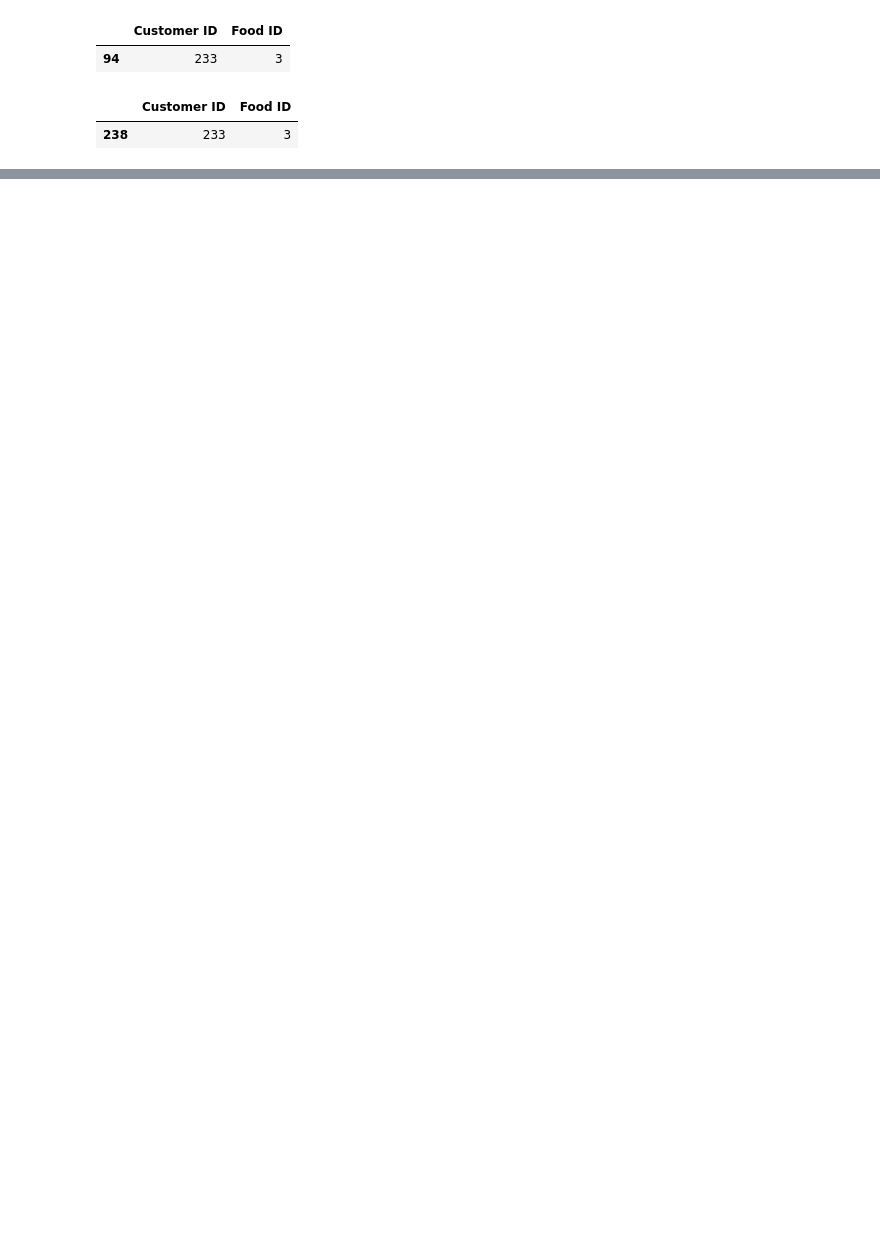
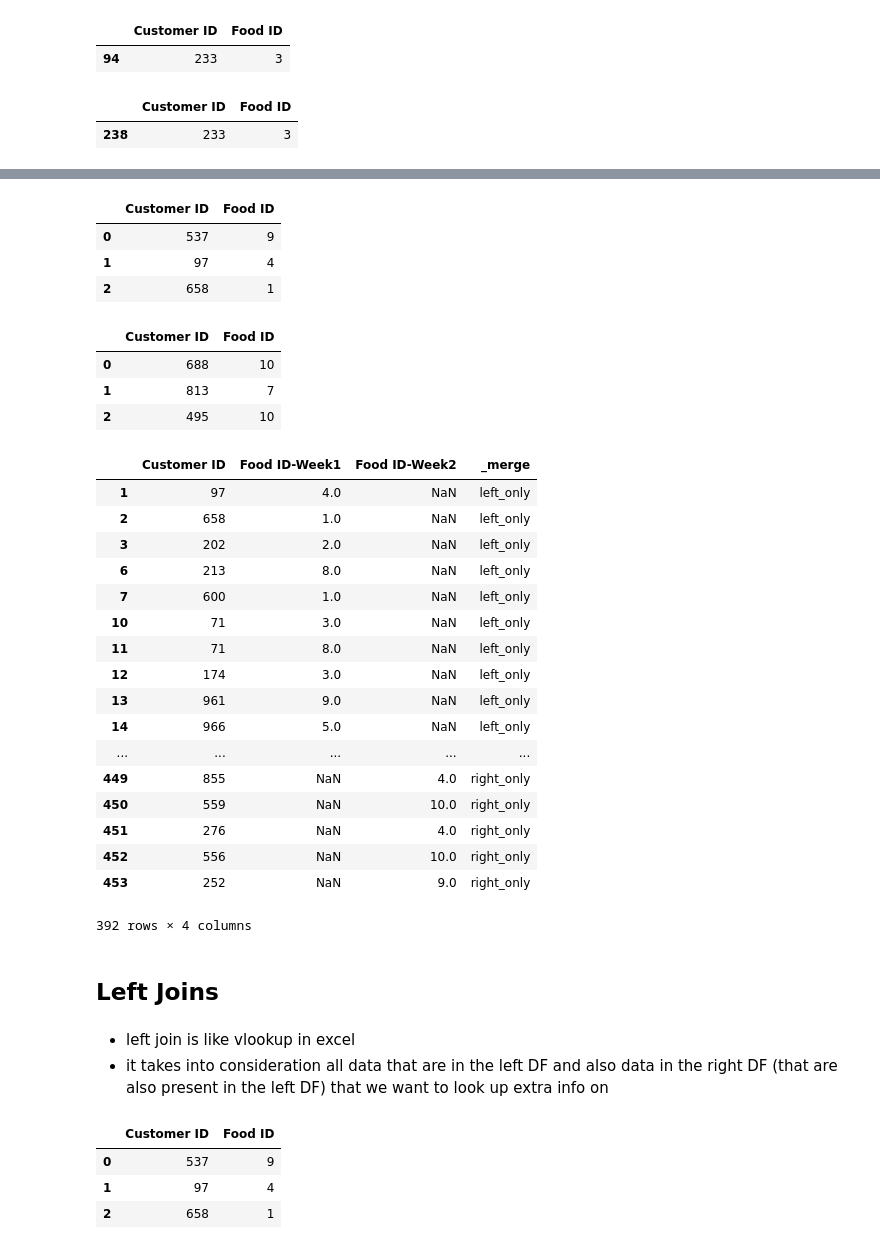
Before and after one commit to adminco/python_data_analysis, a Jupyter notebook: Concatenate_Merge_Join_Module.ipynb, the cells around one changed output, grey strips where cells are left out. Saved outputs shown, nothing was run; the diff lists cells and outputs as text; code cells hidden in the pictures; blank space fills up the shorter version.

Commit message:
Completed concat_merge module

```diff
--- a/Concatenate_Merge_Join_Module.ipynb
+++ b/Concatenate_Merge_Join_Module.ipynb
@@ -77,0 +95,53 @@ week2[mask1]
+# %%
+week1.head(3)
+# %% [output]
+|  | Customer ID | Food ID |
+| 0 | 537 | 9 |
+| 1 | 97 | 4 |
+| 2 | 658 | 1 |
+# %%
+week2.head(3)
+# %% [output]
+|  | Customer ID | Food ID |
+| 0 | 688 | 10 |
+| 1 | 813 | 7 |
+| 2 | 495 | 10 |
+# %%
+merged = week1.merge(week2, how="outer", on = "Customer ID", suffixes= ["-Week1", "-Week2"], indicator= True)
+# %%
+mask1 = merged["_merge"] == "both"
+mask2 = merged["_merge"] == "left_only"
+mask3 = merged["_merge"] == "right_only"
+
+merged[~mask1]
+# %% [output]
+|  | Customer ID | Food ID-Week1 | Food ID-Week2 | _merge |
+| 1 | 97 | 4.0 | NaN | left_only |
+| 2 | 658 | 1.0 | NaN | left_only |
+| 3 | 202 | 2.0 | NaN | left_only |
+| 6 | 213 | 8.0 | NaN | left_only |
+| 7 | 600 | 1.0 | NaN | left_only |
+| 10 | 71 | 3.0 | NaN | left_only |
+| 11 | 71 | 8.0 | NaN | left_only |
+| 12 | 174 | 3.0 | NaN | left_only |
+| 13 | 961 | 9.0 | NaN | left_only |
+| 14 | 966 | 5.0 | NaN | left_only |
+| ... | ... | ... | ... | ... |
+| 449 | 855 | NaN | 4.0 | right_only |
+| 450 | 559 | NaN | 10.0 | right_only |
+| 451 | 276 | NaN | 4.0 | right_only |
+| 452 | 556 | NaN | 10.0 | right_only |
+| 453 | 252 | NaN | 9.0 | right_only |
+392 rows × 4 columns
+# %% [markdown]
+## Left Joins
+# %% [markdown]
+- left join is like vlookup in excel
+- it takes into consideration all data that are in the left DF and also data in the right DF (that are also present in the left DF) that we want to look up extra info on
+# %%
+week1.head(3)
+# %% [output]
+|  | Customer ID | Food ID |
+| 0 | 537 | 9 |
+| 1 | 97 | 4 |
+| 2 | 658 | 1 |
```
Also changed, not shown: parts of 26 cells of this notebook.
